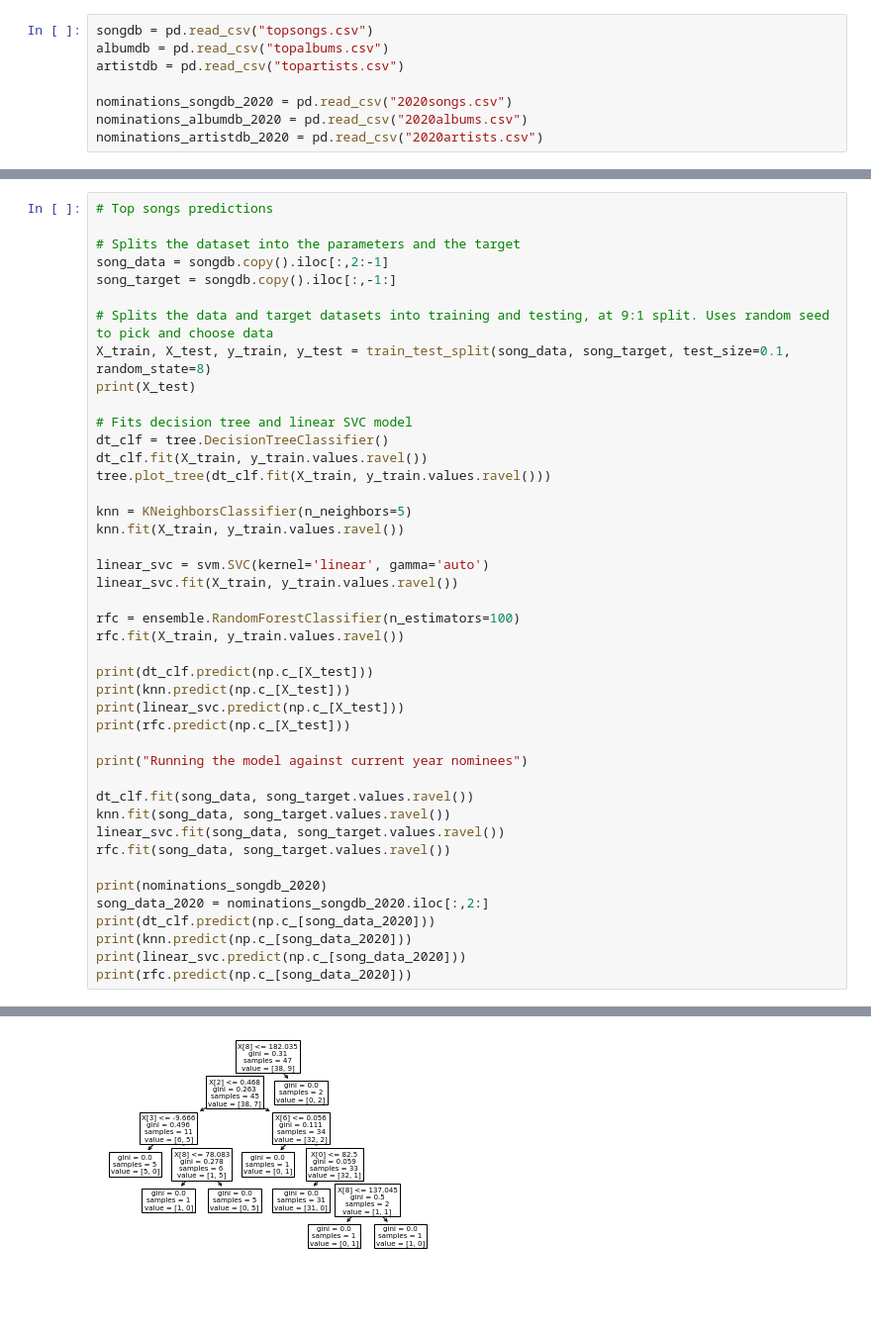
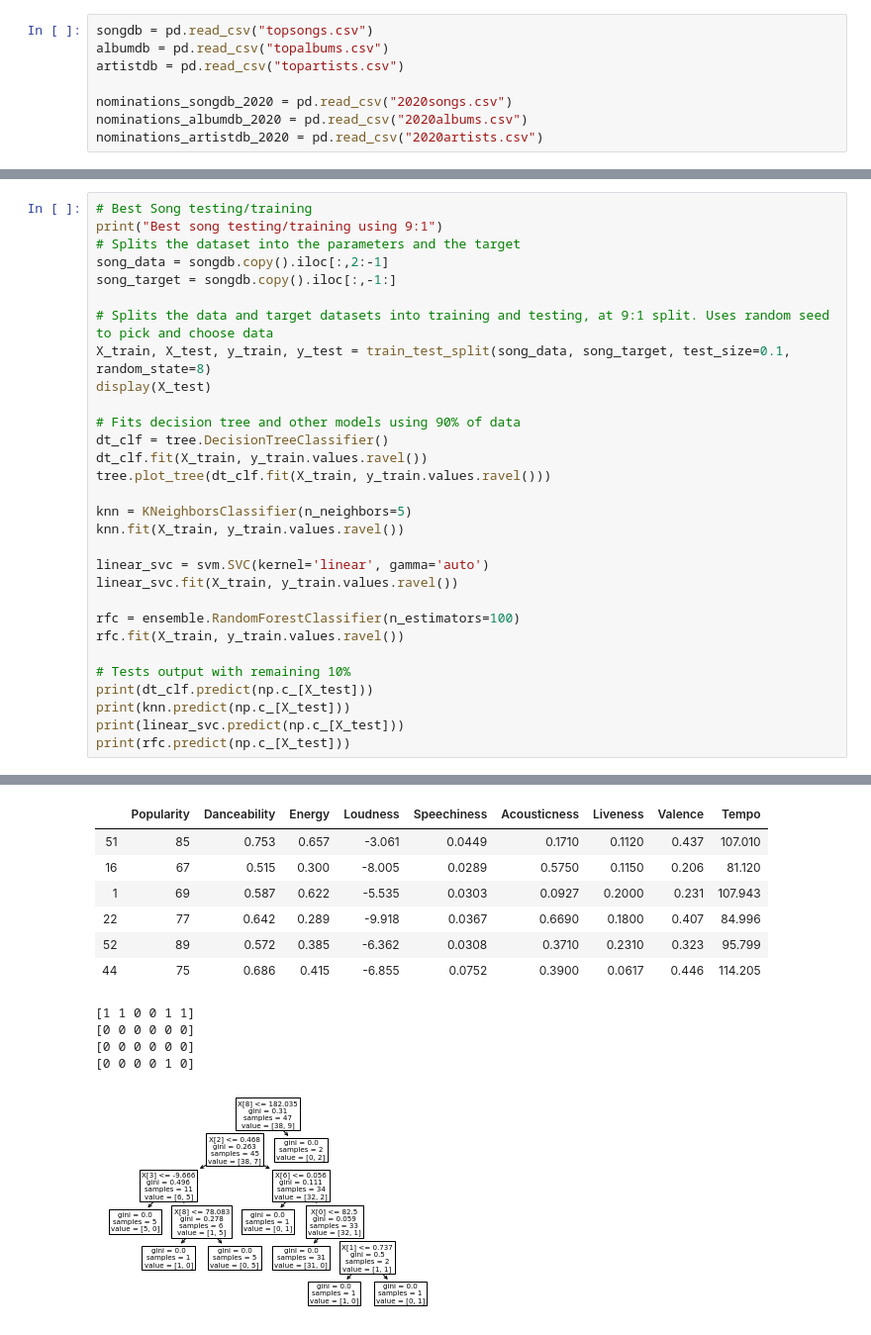
Before and after one commit to rwang99/grammy_predictions_2019, a Jupyter notebook: analysis.ipynb, the cells around one changed output, grey strips where cells are left out. Shown: that part at 99% size. Drawn from its saved outputs; the diff is of its cells as text; blank space fills up the shorter version.

Commit message:
models trained, predictions made, graphs and tables present

```diff
--- a/analysis.ipynb
+++ b/analysis.ipynb
@@ -78,15 +82,15 @@ for i, clf in enumerate((linear_svc, knn, dt_clf)):
 # %%
-# Top songs predictions
-
+# Best Song testing/training
+print("Best song testing/training using 9:1")
 # Splits the dataset into the parameters and the target
 song_data = songdb.copy().iloc[:,2:-1]
 song_target = songdb.copy().iloc[:,-1:]
 
 # Splits the data and target datasets into training and testing, at 9:1 split. Uses random seed to pick and choose data
 X_train, X_test, y_train, y_test = train_test_split(song_data, song_target, test_size=0.1, random_state=8)
-print(X_test)
+display(X_test)
 
-# Fits decision tree and linear SVC model
+# Fits decision tree and other models using 90% of data
 dt_clf = tree.DecisionTreeClassifier()
 dt_clf.fit(X_train, y_train.values.ravel())
 tree.plot_tree(dt_clf.fit(X_train, y_train.values.ravel()))
@@ -100,22 +104,9 @@ linear_svc.fit(X_train, y_train.values.ravel())
 rfc = ensemble.RandomForestClassifier(n_estimators=100)
 rfc.fit(X_train, y_train.values.ravel())
 
+# Tests output with remaining 10%
 print(dt_clf.predict(np.c_[X_test]))
 print(knn.predict(np.c_[X_test]))
 print(linear_svc.predict(np.c_[X_test]))
 print(rfc.predict(np.c_[X_test]))
-
-print("Running the model against current year nominees")
-
-dt_clf.fit(song_data, song_target.values.ravel())
-knn.fit(song_data, song_target.values.ravel())
-linear_svc.fit(song_data, song_target.values.ravel())
-rfc.fit(song_data, song_target.values.ravel())
-
-print(nominations_songdb_2020)
-song_data_2020 = nominations_songdb_2020.iloc[:,2:]
-print(dt_clf.predict(np.c_[song_data_2020]))
-print(knn.predict(np.c_[song_data_2020]))
-print(linear_svc.predict(np.c_[song_data_2020]))
-print(rfc.predict(np.c_[song_data_2020]))
 # %% [output]
@@ -139 +114,12 @@ print(rfc.predict(np.c_[song_data_2020]))
+|  | Popularity | Danceability | Energy | Loudness | Speechiness | Acousticness | Liveness | Valence | Tempo |
+| 51 | 85 | 0.753 | 0.657 | -3.061 | 0.0449 | 0.1710 | 0.1120 | 0.437 | 107.010 |
+| 16 | 67 | 0.515 | 0.300 | -8.005 | 0.0289 | 0.5750 | 0.1150 | 0.206 | 81.120 |
+| 1 | 69 | 0.587 | 0.622 | -5.535 | 0.0303 | 0.0927 | 0.2000 | 0.231 | 107.943 |
+| 22 | 77 | 0.642 | 0.289 | -9.918 | 0.0367 | 0.6690 | 0.1800 | 0.407 | 84.996 |
+| 52 | 89 | 0.572 | 0.385 | -6.362 | 0.0308 | 0.3710 | 0.2310 | 0.323 | 95.799 |
+| 44 | 75 | 0.686 | 0.415 | -6.855 | 0.0752 | 0.3900 | 0.0617 | 0.446 | 114.205 |
+[1 1 0 0 1 1]
+[0 0 0 0 0 0]
+[0 0 0 0 0 0]
+[0 0 0 0 1 0]
-[figure, old version]
+[figure, new version]
```
Also changed, not shown: parts of 11 cells of this notebook.
